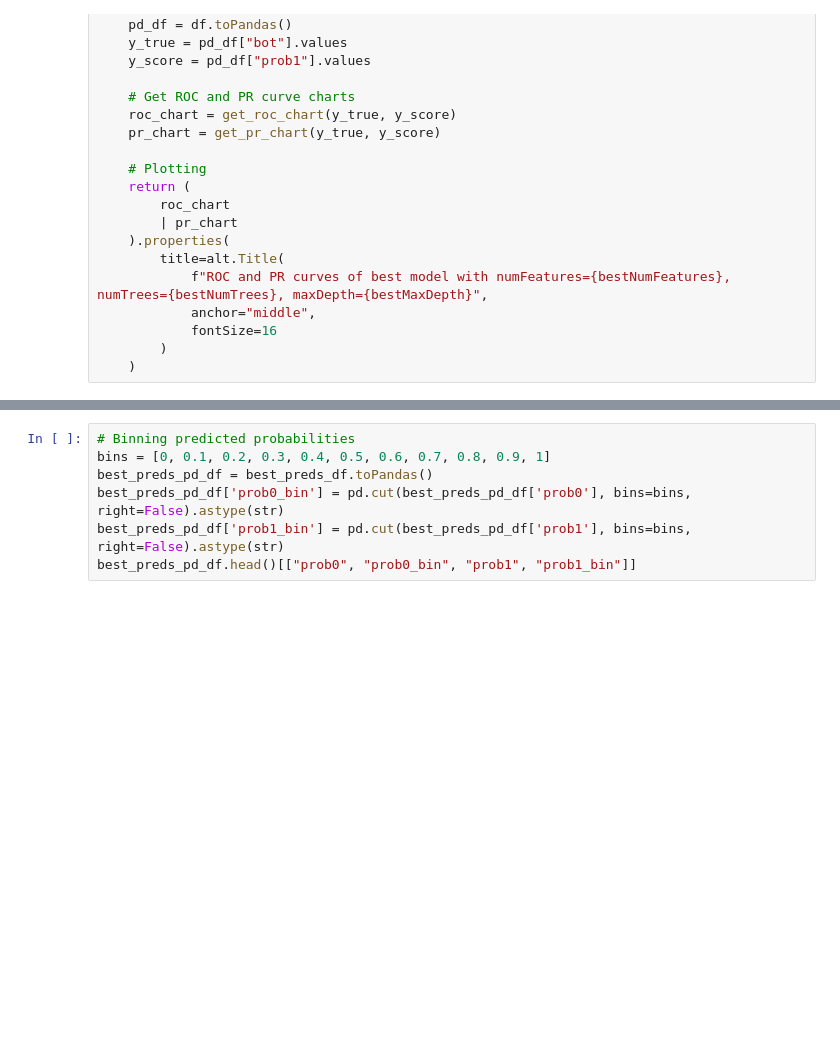
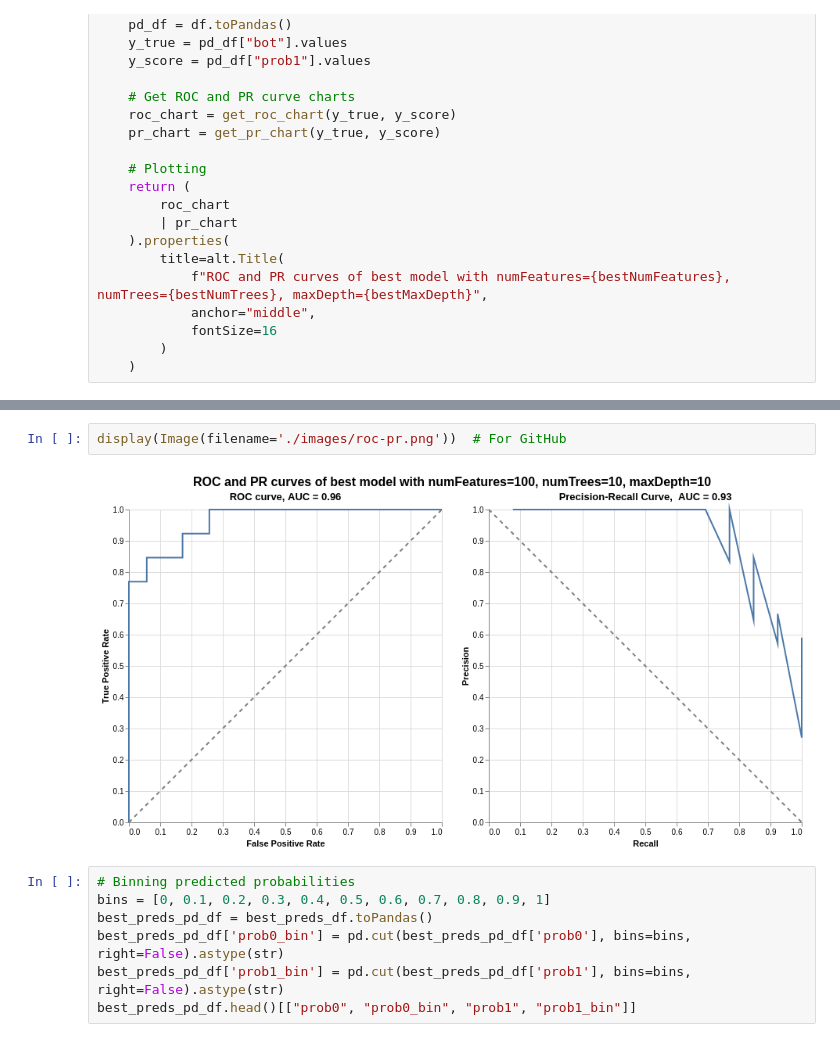
Before and after one commit to Rozyawastaken/mmds, a Jupyter notebook: main.ipynb, the cells around one changed output, grey strips where cells are left out. Saved outputs shown, nothing was run; the diff lists cells and outputs as text; blank space fills up the shorter version.

```diff
--- a/main.ipynb
+++ b/main.ipynb
@@ -490,6 +495,10 @@ def evaluate_per_threshold(df):
 evaluate_per_threshold(best_preds_df)
 # %% [output]
 [interactive output not drawn]
+# %%
+display(Image(filename='./images/roc-pr.png'))  # For GitHub
+# %% [output]
+[figure, added]
 # %%
 # Binning predicted probabilities
 bins = [0, 0.1, 0.2, 0.3, 0.4, 0.5, 0.6, 0.7, 0.8, 0.9, 1]
```
Also changed, not shown: parts of 6 cells of this notebook.
